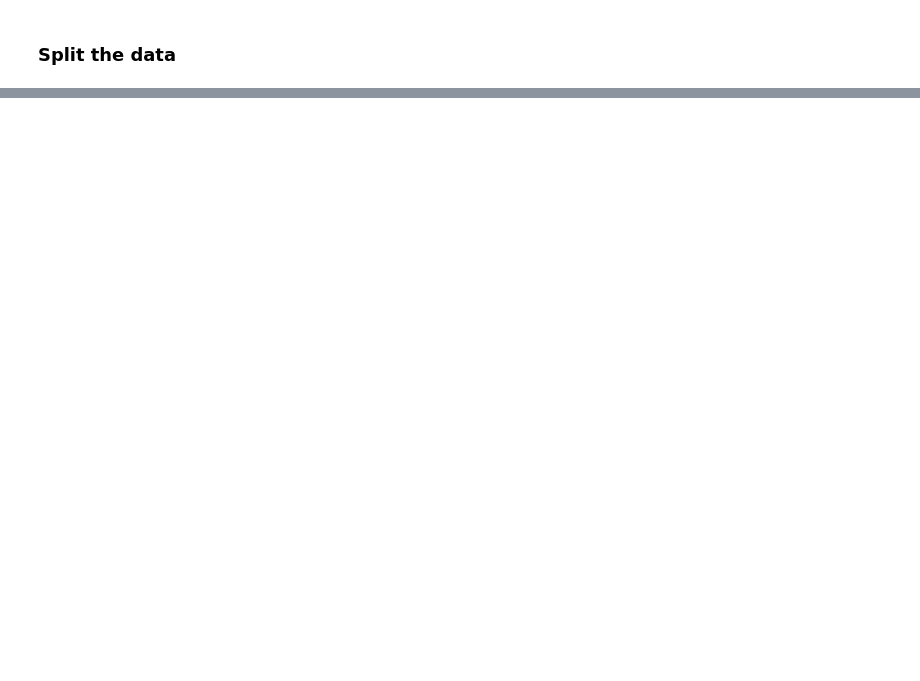
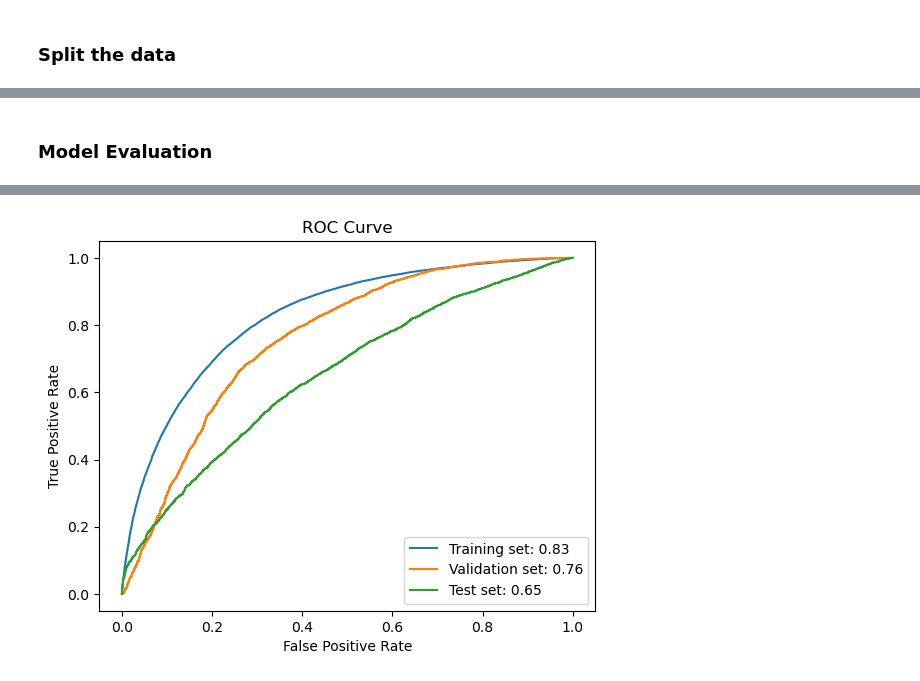
Before and after one commit to ResmedMichaelB/deepdive23, a Jupyter notebook: new_ml_approach/examples/position_clf.ipynb, the cells around one changed output, grey strips where cells are left out. Drawn from its saved outputs; the diff is of its cells as text; code cells hidden in the pictures; blank space fills up the shorter version.

```diff
--- a/new_ml_approach/examples/position_clf.ipynb
+++ b/new_ml_approach/examples/position_clf.ipynb
@@ -18,17 +18,17 @@ sys.path.append(parent_path)
 %load_ext autoreload
 %autoreload 2
 
-from load_data import load_sig_tensor
+from helpers.load_data import load_sig_tensor
 
 folder_path = r'C:\Users\MichaelB9\Documents\POSA data\S9 AHI\json_files\preprocessed'
 
 target_signal='Position'
-input_signals=['Flow']
+input_signals=['Flow', 'Mask Pres']
 
 json_files = glob.glob(os.path.join(folder_path,'*.json'))
 
 sig_tensor, target_tensor, subject_names = load_sig_tensor(
-    json_files,epoch_size = 60,epoch_step = 30,
+    json_files,epoch_size = 60,epoch_step = 60,
     sample_rate = 25, input_signals=input_signals,
     target_signal=target_signal,
     dataset='s9',
@@ -84,7 +83,12 @@ tf.keras.backend.clear_session()
 
 from build_dnns import build_cnn_1D
 
-es = EarlyStopping(monitor='val_loss', mode='min', verbose=0, patience=10)
+early_stopping = tf.keras.callbacks.EarlyStopping(
+    monitor='val_loss',
+    verbose=1,
+    patience=4,
+    mode='auto',
+    restore_best_weights=True)
 
 # Build model
 cnn_model=build_cnn_1D(X_train.shape[1],X_train.shape[2],filters=16,kernel_size=16,n_dense=16,dropout=0.3)
@@ -94,8 +98,8 @@ cnn_model.compile(loss=tf.keras.losses.binary_crossentropy, optimizer=opt, metri
 # Fit model
 H=cnn_model.fit(
     X_train,y_train,
-    epochs=60,batch_size=128,
+    epochs=5,batch_size=128,
     shuffle=True,validation_data=(X_val,y_val),
-    # callbacks=[es],
+    callbacks=[early_stopping],
     )
 # %% [output]
@@ -102,0 +118,16 @@ NameError: name 'tf' is not defined
+# %% [markdown]
+### Model Evaluation
+# %%
+from helpers.plotting import train_val_curve, plot_roc
+from sklearn.metrics import *
+
+
+y_train_pred=cnn_model.predict(X_train)
+y_val_pred=cnn_model.predict(X_val)
+y_test_pred=cnn_model.predict(X_test)
+
+plt.figure()
+plot_roc(y_train,y_train_pred,0.5, label='Training set')
+plot_roc(y_val,y_val_pred,0.5, label='Validation set')
+plot_roc(y_test,y_test_pred,0.5, label='Test set')
+# %% [output]
@@ -102,0 +137 @@ NameError: name 'tf' is not defined
+[figure, added]
```
Also changed, not shown: parts of 13 cells of this notebook, 5 other files.
